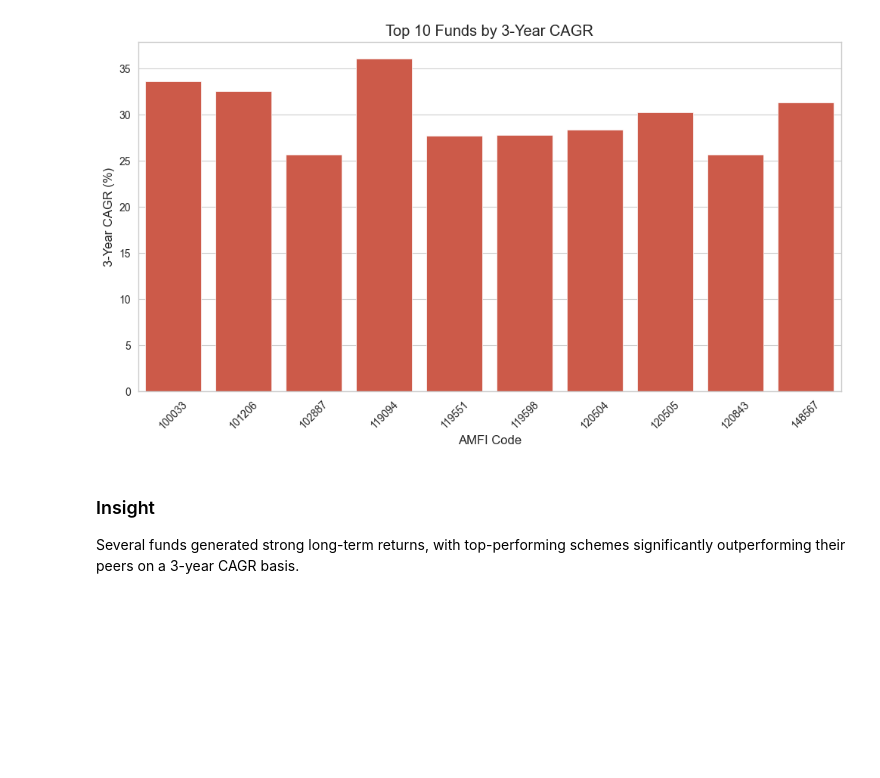
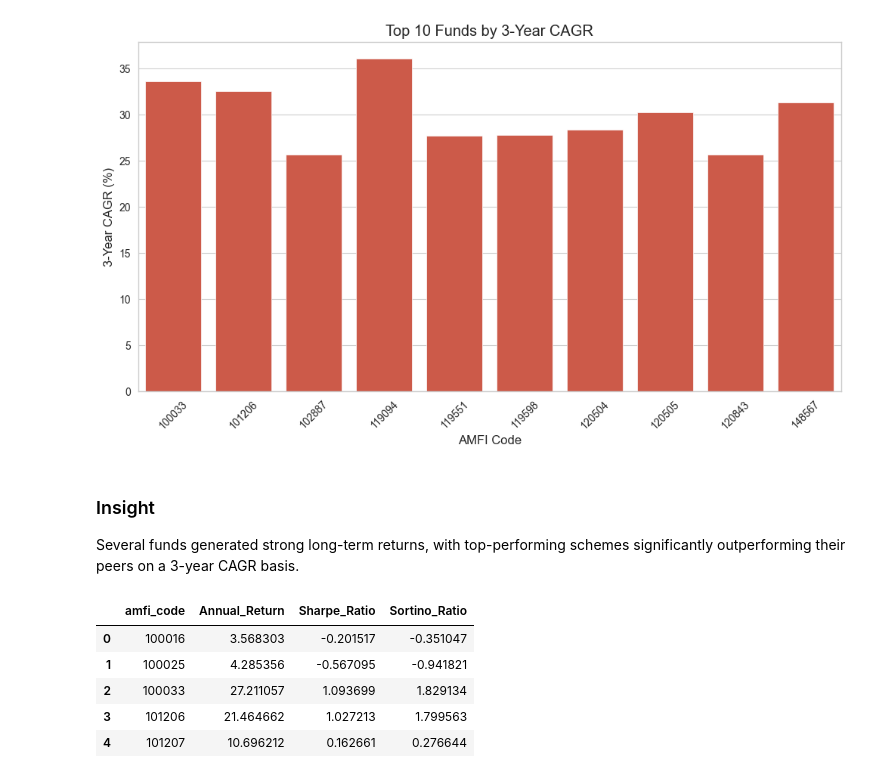
Before and after one commit to Sarthak-1229/Bluestock, a Jupyter notebook: notebooks/Performance_Analytics.ipynb, the cells around one changed output. Drawn from its saved outputs; the diff is of its cells as text; code cells hidden in the pictures; blank space fills up the shorter version.

```diff
--- a/notebooks/Performance_Analytics.ipynb
+++ b/notebooks/Performance_Analytics.ipynb
@@ -188,0 +186,63 @@ print("CAGR table saved successfully.")
+# %%
+# Risk free rate (RBI Repo Rate Proxy)
+
+risk_free_rate = 0.065
+
+performance_metrics = []
+
+for fund in daily_returns.columns:
+
+    returns = daily_returns[fund].dropna()
+
+    if len(returns) == 0:
+        continue
+
+    annual_return = returns.mean() * 252
+
+    annual_volatility = returns.std() * np.sqrt(252)
+
+    sharpe_ratio = (
+        (annual_return - risk_free_rate)
+        / annual_volatility
+    )
+
+    downside_returns = returns[returns < 0]
+
+    downside_std = (
+        downside_returns.std()
+        * np.sqrt(252)
+    )
+
+    if downside_std != 0:
+        sortino_ratio = (
+            (annual_return - risk_free_rate)
+            / downside_std
+        )
+    else:
+        sortino_ratio = np.nan
+
+    performance_metrics.append([
+        fund,
+        annual_return * 100,
+        sharpe_ratio,
+        sortino_ratio
+    ])
+
+risk_metrics_df = pd.DataFrame(
+    performance_metrics,
+    columns=[
+        "amfi_code",
+        "Annual_Return",
+        "Sharpe_Ratio",
+        "Sortino_Ratio"
+    ]
+)
+
+risk_metrics_df.head()
+# %% [output]
+|  | amfi_code | Annual_Return | Sharpe_Ratio | Sortino_Ratio |
+| 0 | 100016 | 3.568303 | -0.201517 | -0.351047 |
+| 1 | 100025 | 4.285356 | -0.567095 | -0.941821 |
+| 2 | 100033 | 27.211057 | 1.093699 | 1.829134 |
+| 3 | 101206 | 21.464662 | 1.027213 | 1.799563 |
+| 4 | 101207 | 10.696212 | 0.162661 | 0.276644 |
```
Also changed, not shown: parts of 4 cells of this notebook, 6 other files.
